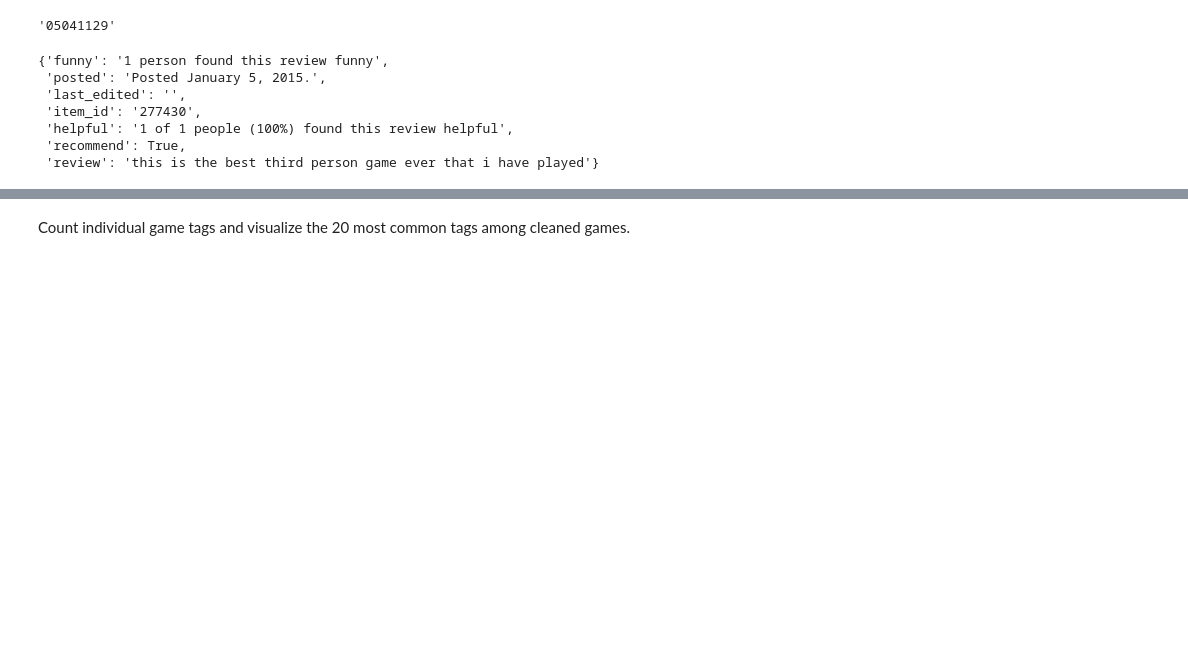
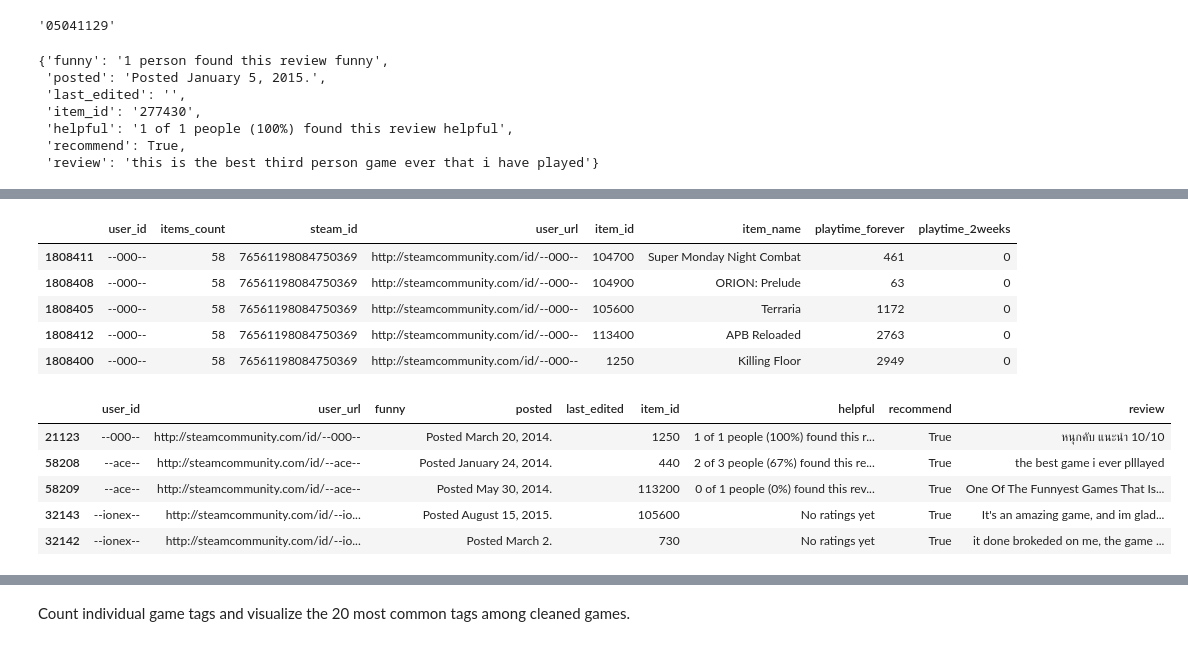
Before and after one commit to izusmizus22/02807-computational-tools-for-data-science, a Jupyter notebook: steam_cleaning.ipynb, the cells around one changed output, grey strips where cells are left out. Saved outputs shown, nothing was run; the diff lists cells and outputs as text; code cells hidden in the pictures; blank space fills up the shorter version.

```diff
--- a/steam_cleaning.ipynb
+++ b/steam_cleaning.ipynb
@@ -665,0 +729,31 @@ for _, row in reviews.explode("reviews").head(5).iterrows():
+# %%
+# User items
+user_items_clean = (
+    user_items_clean
+    .explode("items", ignore_index=True)
+)
+
+user_items_clean = pd.concat(
+    [
+        user_items_clean.drop(columns="items"),
+        pd.json_normalize(user_items_clean["items"])
+    ],
+    axis=1
+).drop_duplicates()
+
+
+# Reviews
+reviews_clean = (
+    reviews_clean
+    .explode("reviews", ignore_index=True)
+    .dropna(subset=["reviews"])
+    .reset_index(drop=True)
+)
+
+reviews_clean = pd.concat(
+    [
+        reviews_clean.drop(columns="reviews"),
+        pd.json_normalize(reviews_clean["reviews"])
+    ],
+    axis=1
+).drop_duplicates()
@@ -666 +769,17 @@ for _, row in reviews.explode("reviews").head(5).iterrows():
+# %%
+display(user_items_clean.sort_values(["user_id", "item_id"]).head(5))
+display(reviews_clean.sort_values(["user_id", "posted"]).head(5))
+# %% [output]
+|  | user_id | items_count | steam_id | user_url | item_id | item_name | playtime_forever | playtime_2weeks |
+| 1808411 | --000-- | 58 | 76561198084750369 | http://steamcommunity.com/id/--000-- | 104700 | Super Monday Night Combat | 461 | 0 |
+| 1808408 | --000-- | 58 | 76561198084750369 | http://steamcommunity.com/id/--000-- | 104900 | ORION: Prelude | 63 | 0 |
+| 1808405 | --000-- | 58 | 76561198084750369 | http://steamcommunity.com/id/--000-- | 105600 | Terraria | 1172 | 0 |
+| 1808412 | --000-- | 58 | 76561198084750369 | http://steamcommunity.com/id/--000-- | 113400 | APB Reloaded | 2763 | 0 |
+| 1808400 | --000-- | 58 | 76561198084750369 | http://steamcommunity.com/id/--000-- | 1250 | Killing Floor | 2949 | 0 |
+|  | user_id | user_url | funny | posted | last_edited | item_id | helpful | recommend | review |
+| 21123 | --000-- | http://steamcommunity.com/id/--000-- |  | Posted March 20, 2014. |  | 1250 | 1 of 1 people (100%) found this r... | True | หนุกคับ แนะนำ 10/10 |
+| 58208 | --ace-- | http://steamcommunity.com/id/--ace-- |  | Posted January 24, 2014. |  | 440 | 2 of 3 people (67%) found this re... | True | the best game i ever plllayed |
+| 58209 | --ace-- | http://steamcommunity.com/id/--ace-- |  | Posted May 30, 2014. |  | 113200 | 0 of 1 people (0%) found this rev... | True | One Of The Funnyest Games That Is... |
+| 32143 | --ionex-- | http://steamcommunity.com/id/--io... |  | Posted August 15, 2015. |  | 105600 | No ratings yet | True | It's an amazing game, and im glad... |
+| 32142 | --ionex-- | http://steamcommunity.com/id/--io... |  | Posted March 2. |  | 730 | No ratings yet | True | it done brokeded on me, the game ... |
 # %% [markdown]
```
Also changed, not shown: parts of 19 cells of this notebook.
